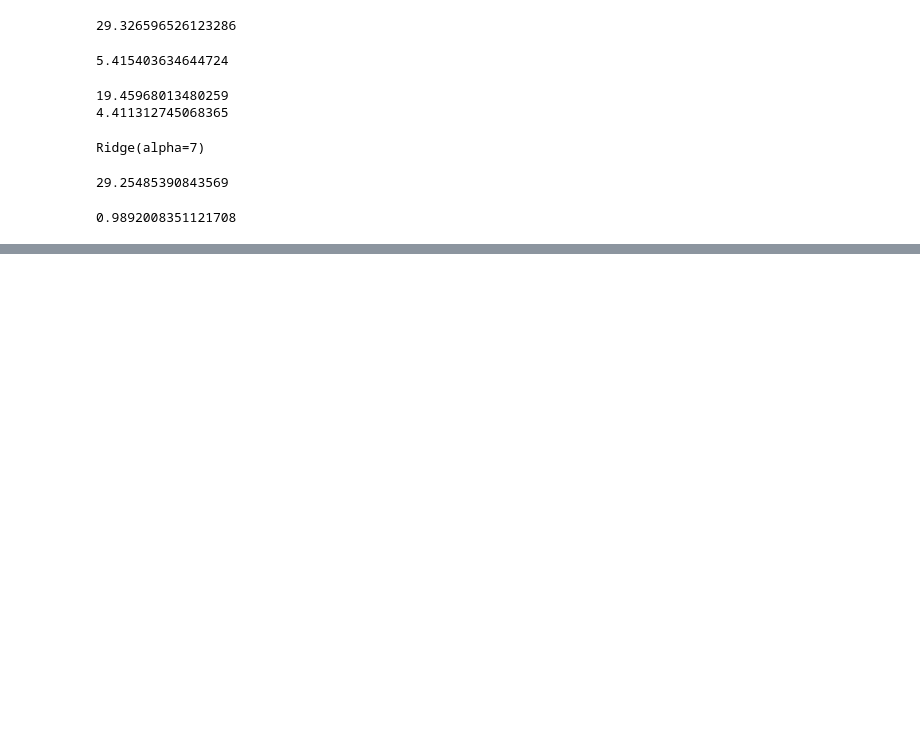
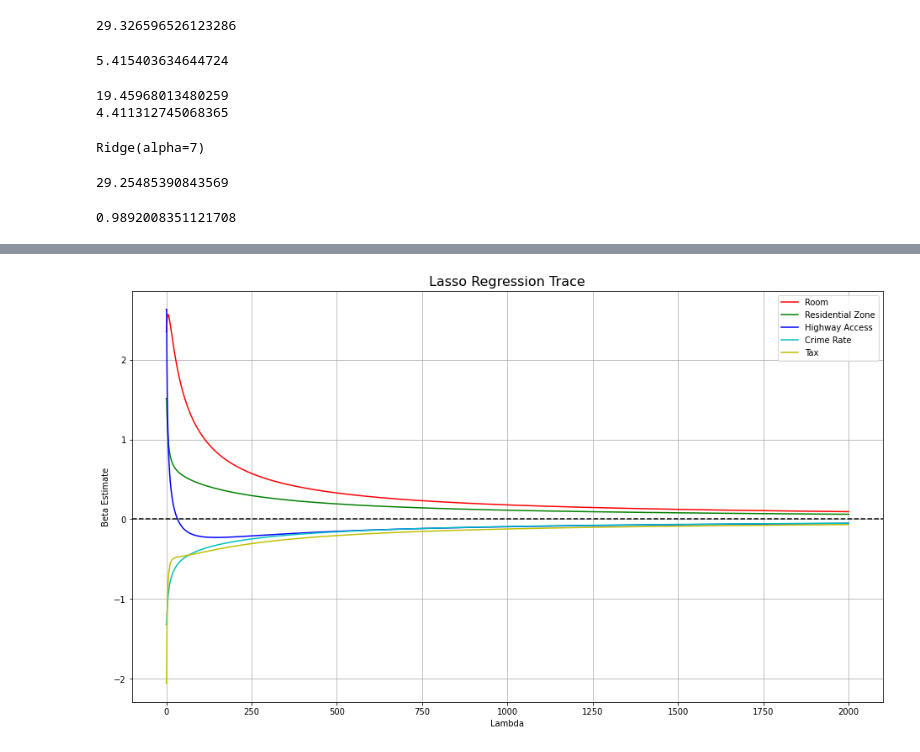
Before and after one commit to EshaanJoshiSDBI/Notes, a Jupyter notebook: Sem5/MachineLearning/Ridge.ipynb, the cells around one changed output, grey strips where cells are left out. Drawn from its saved outputs; the diff is of its cells as text; code cells hidden in the pictures; blank space fills up the shorter version.

```diff
--- a/Sem5/MachineLearning/Ridge.ipynb
+++ b/Sem5/MachineLearning/Ridge.ipynb
@@ -72,0 +85,16 @@ np.sqrt(mean_squared_error(y_test,pred)) - np.sqrt(mean_squared_error(y_train,pr
+# %%
+# Initialize
+ridge_reg = Ridge(alpha=0)
+ridge_reg.fit(x_train,y_train)
+ridge_df = pd.DataFrame({'variable':house_price.feature_names,'estimate':ridge_reg.coef_})
+ridge_train_pred = []
+ridge_test_pred = []
+# %%
+for alpha in np.arange(0,20000,10):
+    ridge_reg = Ridge(alpha=alpha)
+    ridge_reg.fit(x_train,y_train)
+    var_name = 'estimate: '+str(alpha)
+    ridge_df[var_name] = ridge_reg.coef_
+    ridge_train_pred.append(ridge_reg.predict(x_train))
+    ridge_test_pred.append(ridge_reg.predict(x_test))
+ridge_df = ridge_df.set_index('variable').T.rename_axis('estimate').rename_axis(None).reset_index()
@@ -72,0 +117,11 @@ np.sqrt(mean_squared_error(y_test,pred)) - np.sqrt(mean_squared_error(y_train,pr
+# %%
+fig,ax = plt.subplots(figsize=(16,9))
+ax.plot(ridge_df.RM,'r',ridge_df.ZN,'g',ridge_df.RAD,'b',ridge_df.CRIM,'c',ridge_df.TAX,'y')
+ax.axhline(y=0,color='black',linestyle='--')
+ax.set_xlabel('Lambda')
+ax.set_ylabel('Beta Estimate')
+ax.set_title('Lasso Regression Trace',fontsize=16)
+ax.legend(labels=['Room','Residential Zone','Highway Access',"Crime Rate",'Tax'],loc='best')
+ax.grid(True)
+# %% [output]
+[figure, added]
```
Also changed, not shown: parts of 4 cells of this notebook, 1 other file.
